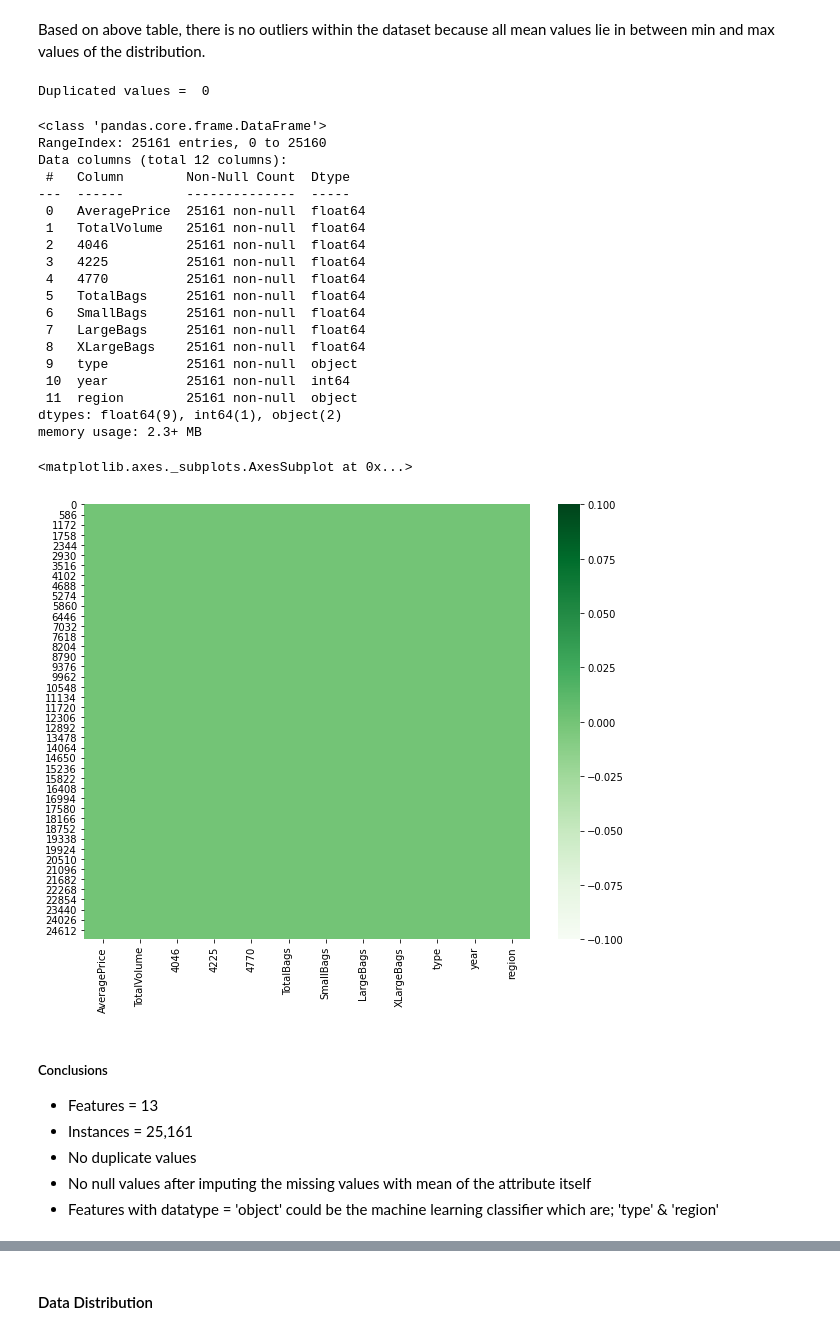
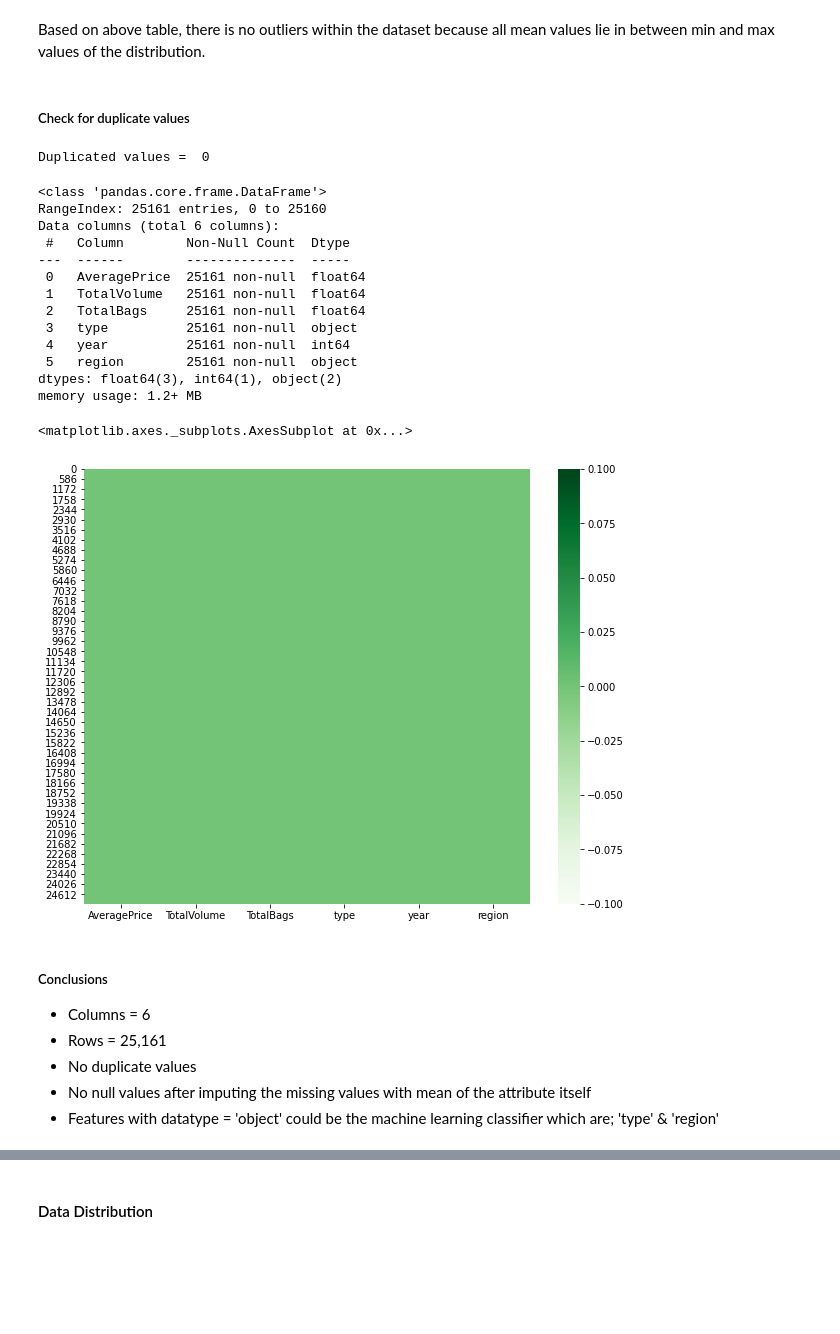
Before and after one commit to irfixq/Avocado_King, a Jupyter notebook: Avocado_King.ipynb, the cells around one changed output, grey strips where cells are left out. Cells and saved outputs as stored; diff of their text form; code cells hidden in the pictures; blank space fills up the shorter version.

```diff
--- a/Avocado_King.ipynb
+++ b/Avocado_King.ipynb
@@ -126,6 +134,12 @@ dtype: object
 # %%
 ## drop unused column such as Date because we already have year
 df_price = df_price.drop('Date',1)
+# %%
+# TotalBags is a sum of SmallBags, LargeBags and XLargeBags, so we can drop these 3 columns
+df_price = df_price.drop(['SmallBags','LargeBags','XLargeBags'],1)
+# %%
+# TotalVolume is a sum of 4046, 4225 and 4770, so we can drop these 3 columns
+df_price = df_price.drop(['4046','4225','4770'],1)
 # %%
 ## see the dataset
 df_price.head(10)
@@ -180,5 +179,4 @@ df_price_NA_check.to_csv('df_price_NA_check.csv',sep=',')
 # option 1 = eliminate data point that contain missing values (not recommended as you might missed important data for other attribute)
 # option 2 = substitue missing value with avg value of the attribute
 
-dfnew_price = df_price.fillna(df_price.mean())
-dfnew_price.head(10)
+df_price = df_price.fillna(df_price.mean())
@@ -224,2 +229,4 @@ outliers.to_csv('outliers.csv',sep=',')
+# %% [markdown]
+##### Check for duplicate values
 # %%
 ## Check for duplicate values in dataset
@@ -228,38 +235,32 @@ print('Duplicated values = ',sum(dfnew_price.duplicated()))
 Duplicated values =  0
 # %%
 ## Checking each features of the cleaned dataset
-dfnew_price.info()
+df_price.info()
 # %% [output]
 <class 'pandas.core.frame.DataFrame'>
 RangeIndex: 25161 entries, 0 to 25160
-Data columns (total 12 columns):
+Data columns (total 6 columns):
  #   Column        Non-Null Count  Dtype
 ---  ------        --------------  -----
  0   AveragePrice  25161 non-null  float64
  1   TotalVolume   25161 non-null  float64
- 2   4046          25161 non-null  float64
- 3   4225          25161 non-null  float64
- 4   4770          25161 non-null  float64
- 5   TotalBags     25161 non-null  float64
- 6   SmallBags     25161 non-null  float64
- 7   LargeBags     25161 non-null  float64
- 8   XLargeBags    25161 non-null  float64
- 9   type          25161 non-null  object
- 10  year          25161 non-null  int64
- 11  region        25161 non-null  object
-dtypes: float64(9), int64(1), object(2)
-memory usage: 2.3+ MB
+ 2   TotalBags     25161 non-null  float64
+ 3   type          25161 non-null  object
+ 4   year          25161 non-null  int64
+ 5   region        25161 non-null  object
+dtypes: float64(3), int64(1), object(2)
+memory usage: 1.2+ MB
 # %%
 ## see distribution of cleaned dataset in heat map
 f, ax = plt.subplots(nrows=1, ncols=1, figsize=(10,8))
-sns.heatmap(dfnew_price.isna(),cmap='Greens')
+sns.heatmap(df_price.isna(),cmap='Greens')
 # %% [output]
 <matplotlib.axes._subplots.AxesSubplot at 0x...>
-[figure, old version]
+[figure, new version]
 # %% [markdown]
 ##### Conclusions
-* Features = 13
-* Instances = 25,161
+* Columns = 6
+* Rows = 25,161
 * No duplicate values
 * No null values after imputing the missing values with mean of the attribute itself
 * Features with datatype = 'object' could be the machine learning classifier which are; 'type' & 'region'
```
Also changed, not shown: parts of 95 cells of this notebook.
